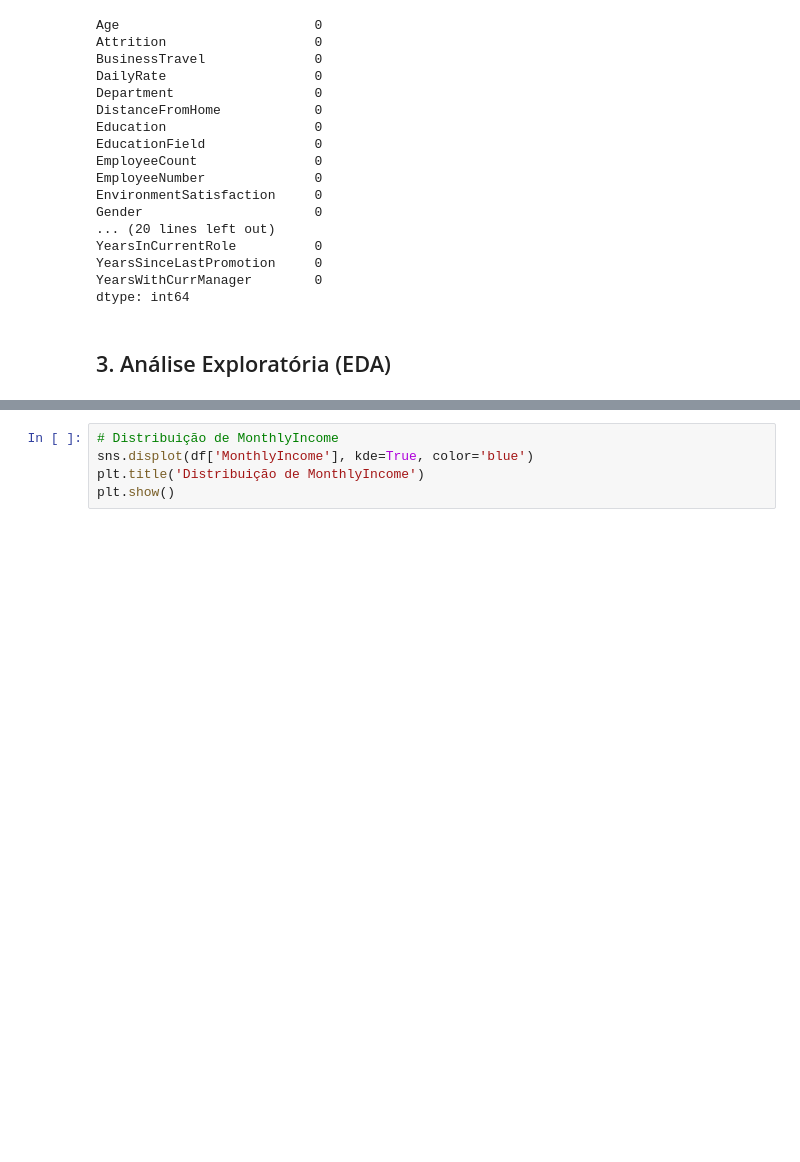
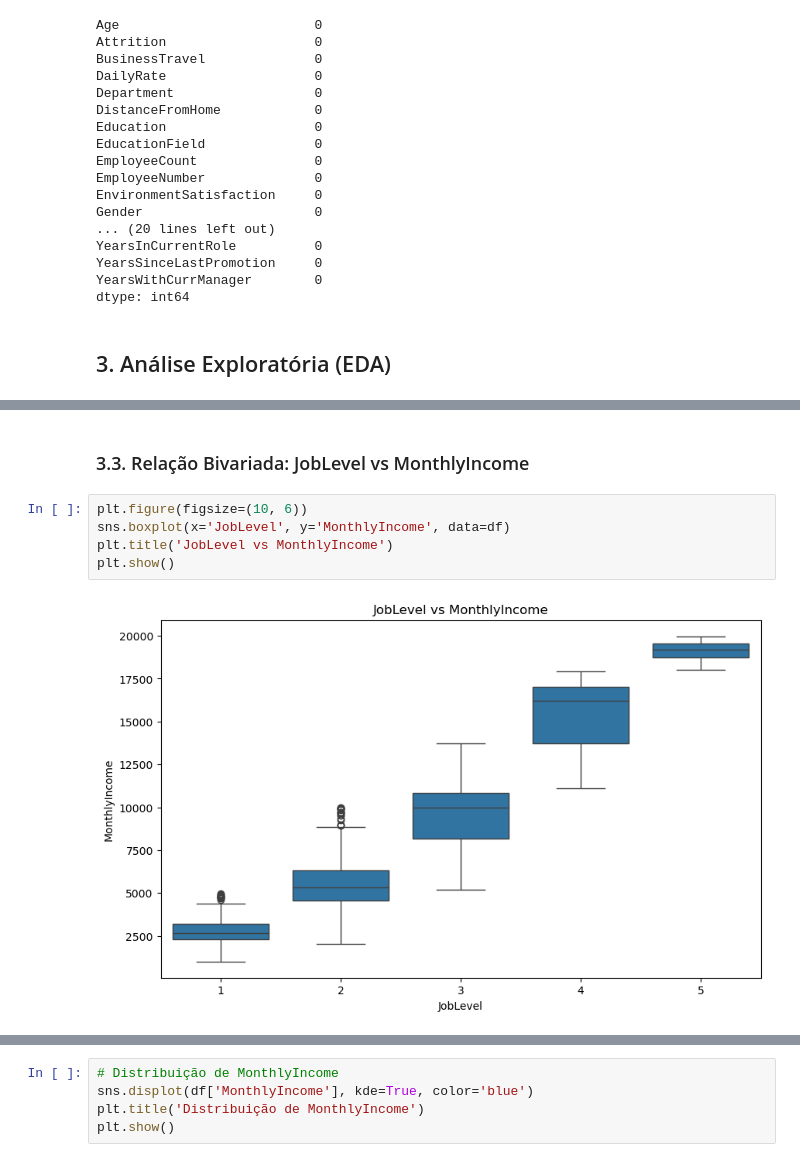
Before and after one commit to Mcaldas11/IA-project, a Jupyter notebook: notebook.ipynb, the cells around one changed output, grey strips where cells are left out. Drawn from its saved outputs; the diff is of its cells as text; blank space fills up the shorter version.

```diff
--- a/notebook.ipynb
+++ b/notebook.ipynb
@@ -77,0 +107,9 @@ dtype: int64
+# %% [markdown]
+### 3.3. Relação Bivariada: JobLevel vs MonthlyIncome
+# %%
+plt.figure(figsize=(10, 6))
+sns.boxplot(x='JobLevel', y='MonthlyIncome', data=df)
+plt.title('JobLevel vs MonthlyIncome')
+plt.show()
+# %% [output]
+[figure, added]
```
Also changed, not shown: parts of 22 cells of this notebook.
